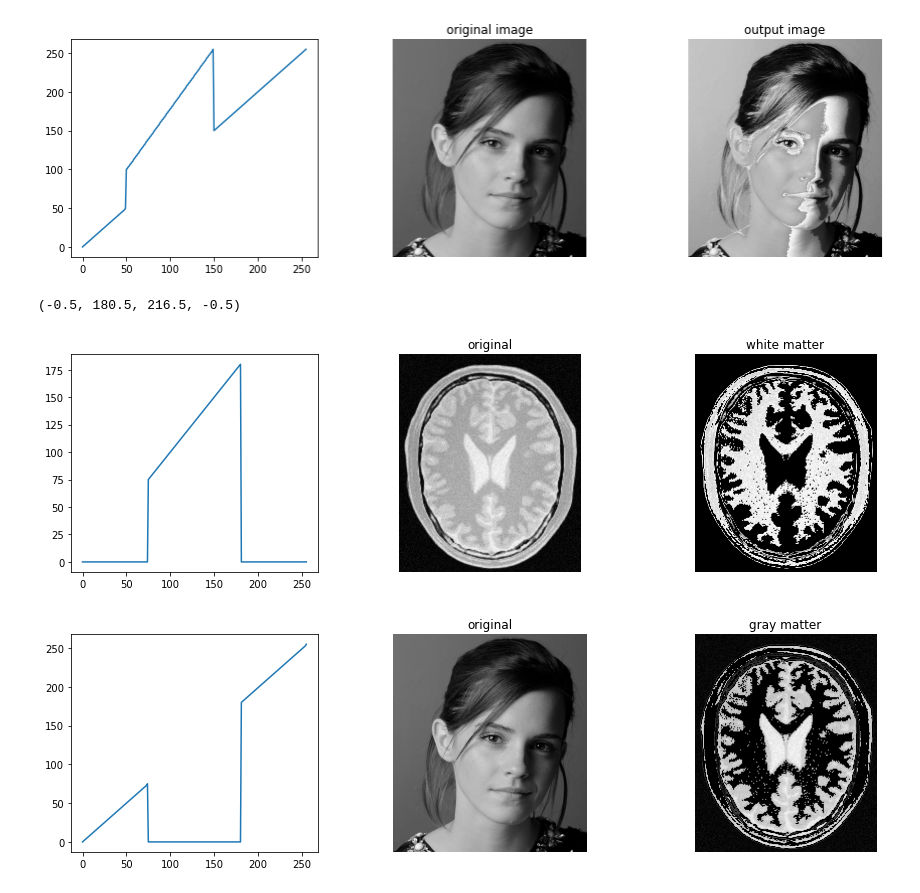
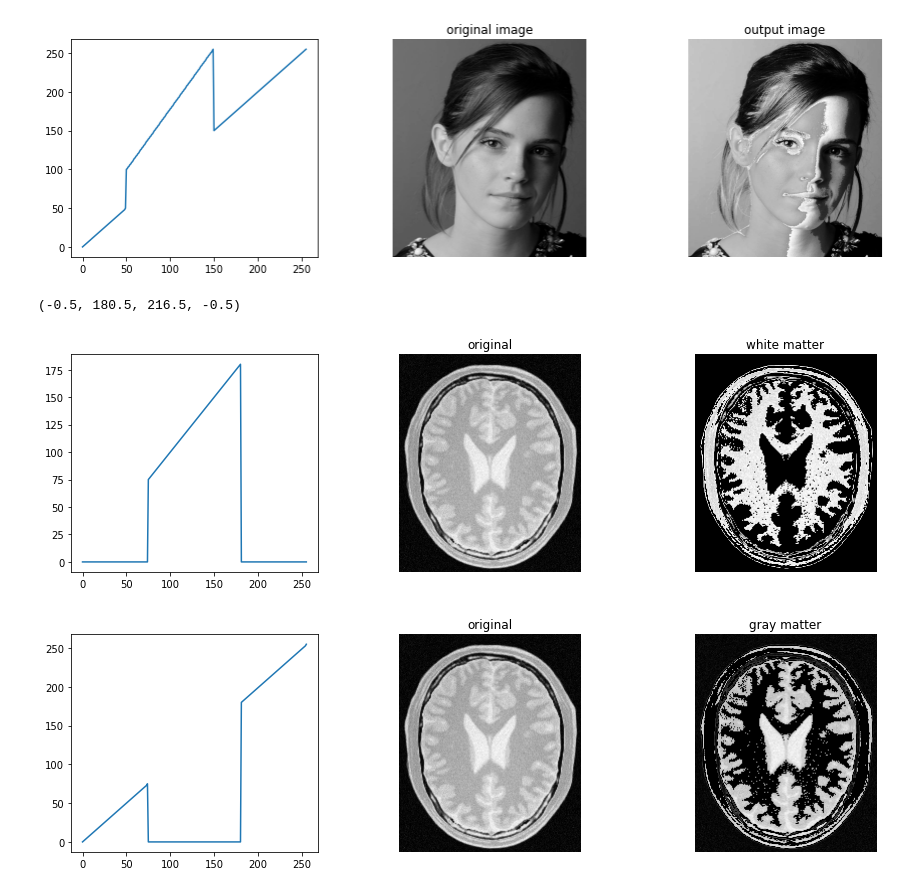
Before and after one commit to pramodj196/EN2550-Fundamentals-of-Image-Processing-and-Machine-Vision, a Jupyter notebook: Assignment 1/Assignemnt_1.ipynb, the cells around one changed output. Drawn from its saved outputs; the diff is of its cells as text; code cells hidden in the pictures.

```diff
--- a/Assignment 1/Assignemnt_1.ipynb
+++ b/Assignment 1/Assignemnt_1.ipynb
@@ -31,53 +31,55 @@ ax[2].axis('off')
 (-0.5, 719.5, 809.5, -0.5)
 [figure]
 # %%
+#(2)
 im2=cv.imread(r'brain_proton_density_slice.png',cv.IMREAD_GRAYSCALE)
+
+#(a) white matter
 t1= np.linspace (0,0,75)
 t2= np.linspace (75,180,106)
 t3= np.linspace (0,0,75)
 white_t= np.concatenate((t1,t2,t3), axis =0).astype(np.uint8)
-
 assert len(t) ==256
 g1= cv.LUT(im2,white_t)
+
+#(b) gray matter
+t4= np.linspace (0,75,75)
+t5= np.linspace (0,0,106)
+t6= np.linspace (180,255,75)
+gray_t= np.concatenate((t4,t5,t6), axis =0).astype(np.uint8)
+assert len(t) ==256
+g2= cv.LUT(im2,gray_t)
+
+#showing windows of images
 cv.namedWindow('Image',cv.WINDOW_AUTOSIZE)
 cv.imshow('Image',im2)
 cv.waitKey(0)
-cv.imshow('Image',g1)
+cv.imshow('White matter',g1)
+cv.waitKey(0)
+cv.imshow('Gray matter',g2)
 cv.waitKey(0)
 cv.destroyAllWindows()
 
+#white matter plot
 fig,ax = plt.subplots(1,3,figsize=(15,4))
 ax[0].plot(white_t)
 ax[1].imshow(im2,'gray')
 ax[1].set_title(r'original')
 ax[1].axis('off')
 ax[2].imshow(g1,'gray')
 ax[2].set_title(r'white matter')
 ax[2].axis('off')
 
-t4= np.linspace (0,75,75)
-t5= np.linspace (0,0,106)
-t6= np.linspace (180,255,75)
-gray_t= np.concatenate((t4,t5,t6), axis =0).astype(np.uint8)
-
-assert len(t) ==256
-g2= cv.LUT(im2,gray_t)
-cv.namedWindow('Image',cv.WINDOW_AUTOSIZE)
-cv.imshow('Image',im2)
-cv.waitKey(0)
-cv.imshow('Image',g2)
-cv.waitKey(0)
-cv.destroyAllWindows()
-
+#gray matter plot
 fig,ax = plt.subplots(1,3,figsize=(15,4))
 ax[0].plot(gray_t)
-ax[1].imshow(im,'gray')
+ax[1].imshow(im2,'gray')
 ax[1].set_title(r'original')
 ax[1].axis('off')
 ax[2].imshow(g2,'gray')
 ax[2].set_title(r'gray matter')
 ax[2].axis('off')
 # %% [output]
 (-0.5, 180.5, 216.5, -0.5)
 [figure]
-[figure, old version]
+[figure, new version]
```
